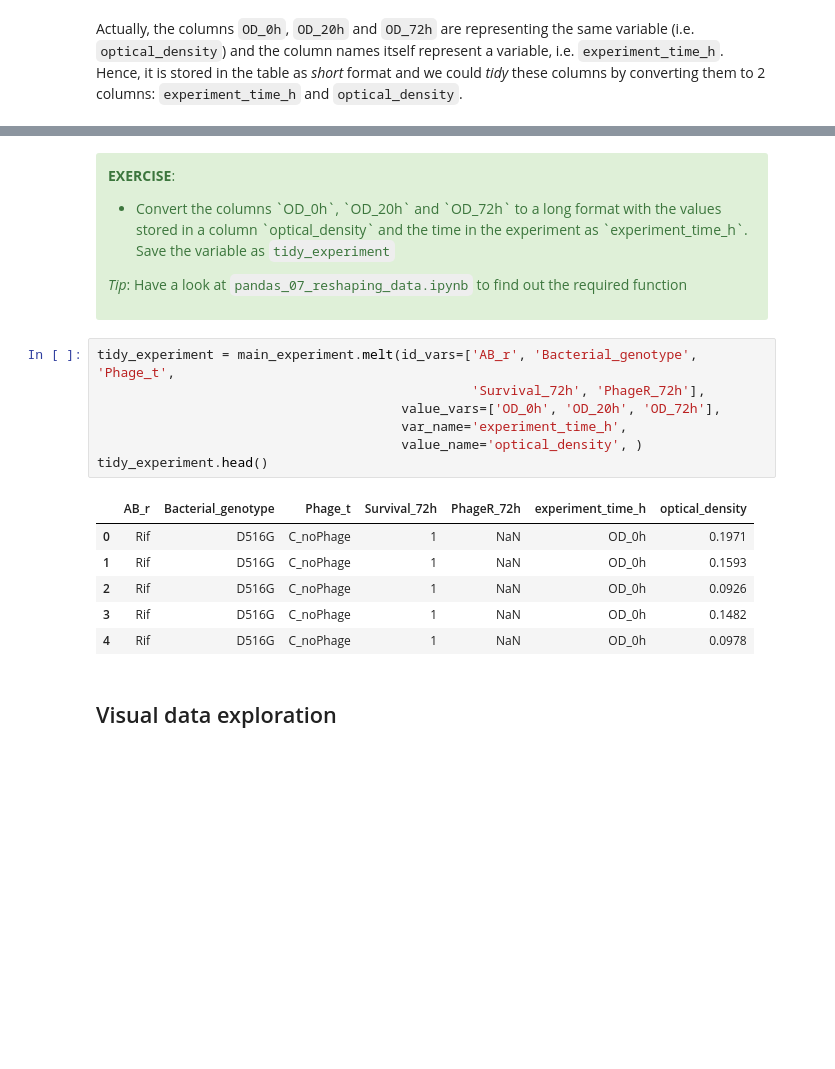
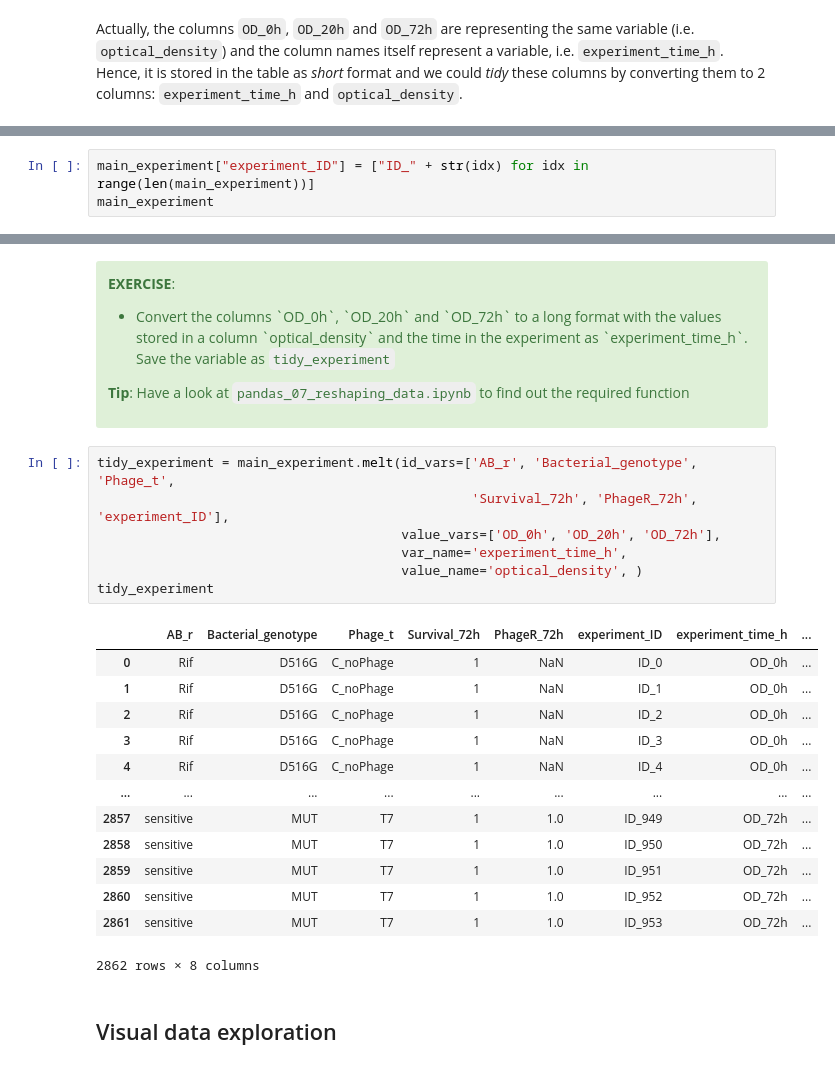
Before and after one commit to jorisvandenbossche/DS-python-data-analysis, a Jupyter notebook: _solved/case3_bacterial_resistance_lab_experiment.ipynb, the cells around one changed output, grey strips where cells are left out. Drawn from its saved outputs; the diff is of its cells as text; blank space fills up the shorter version.

```diff
--- a/_solved/case3_bacterial_resistance_lab_experiment.ipynb
+++ b/_solved/case3_bacterial_resistance_lab_experiment.ipynb
@@ -86,0 +94,3 @@ Actually, the columns `OD_0h`, `OD_20h` and `OD_72h` are representing the same v
+# %%
+main_experiment["experiment_ID"] = ["ID_" + str(idx) for idx in range(len(main_experiment))]
+main_experiment
@@ -94,22 +118,30 @@ Actually, the columns `OD_0h`, `OD_20h` and `OD_72h` are representing the same v
 
 </ul>
 
-_Tip_: Have a look at `pandas_07_reshaping_data.ipynb` to find out the required function
+__Tip__: Have a look at `pandas_07_reshaping_data.ipynb` to find out the required function
+
 </div>
 # %%
 tidy_experiment = main_experiment.melt(id_vars=['AB_r', 'Bacterial_genotype', 'Phage_t',
-                                                'Survival_72h', 'PhageR_72h'],
+                                                'Survival_72h', 'PhageR_72h', 'experiment_ID'],
                                        value_vars=['OD_0h', 'OD_20h', 'OD_72h'],
                                        var_name='experiment_time_h',
                                        value_name='optical_density', )
-tidy_experiment.head()
+tidy_experiment
 # %% [output]
-|  | AB_r | Bacterial_genotype | Phage_t | Survival_72h | PhageR_72h | experiment_time_h | optical_density |
-| 0 | Rif | D516G | C_noPhage | 1 | NaN | OD_0h | 0.1971 |
-| 1 | Rif | D516G | C_noPhage | 1 | NaN | OD_0h | 0.1593 |
-| 2 | Rif | D516G | C_noPhage | 1 | NaN | OD_0h | 0.0926 |
-| 3 | Rif | D516G | C_noPhage | 1 | NaN | OD_0h | 0.1482 |
-| 4 | Rif | D516G | C_noPhage | 1 | NaN | OD_0h | 0.0978 |
+|  | AB_r | Bacterial_genotype | Phage_t | Survival_72h | PhageR_72h | experiment_ID | experiment_time_h | ... |
+| 0 | Rif | D516G | C_noPhage | 1 | NaN | ID_0 | OD_0h | ... |
+| 1 | Rif | D516G | C_noPhage | 1 | NaN | ID_1 | OD_0h | ... |
+| 2 | Rif | D516G | C_noPhage | 1 | NaN | ID_2 | OD_0h | ... |
+| 3 | Rif | D516G | C_noPhage | 1 | NaN | ID_3 | OD_0h | ... |
+| 4 | Rif | D516G | C_noPhage | 1 | NaN | ID_4 | OD_0h | ... |
+| ... | ... | ... | ... | ... | ... | ... | ... | ... |
+| 2857 | sensitive | MUT | T7 | 1 | 1.0 | ID_949 | OD_72h | ... |
+| 2858 | sensitive | MUT | T7 | 1 | 1.0 | ID_950 | OD_72h | ... |
+| 2859 | sensitive | MUT | T7 | 1 | 1.0 | ID_951 | OD_72h | ... |
+| 2860 | sensitive | MUT | T7 | 1 | 1.0 | ID_952 | OD_72h | ... |
+| 2861 | sensitive | MUT | T7 | 1 | 1.0 | ID_953 | OD_72h | ... |
+2862 rows × 8 columns
 # %% [markdown]
 ## Visual data exploration
 # %%
```
Also changed, not shown: parts of 16 cells of this notebook, 9 other files.
